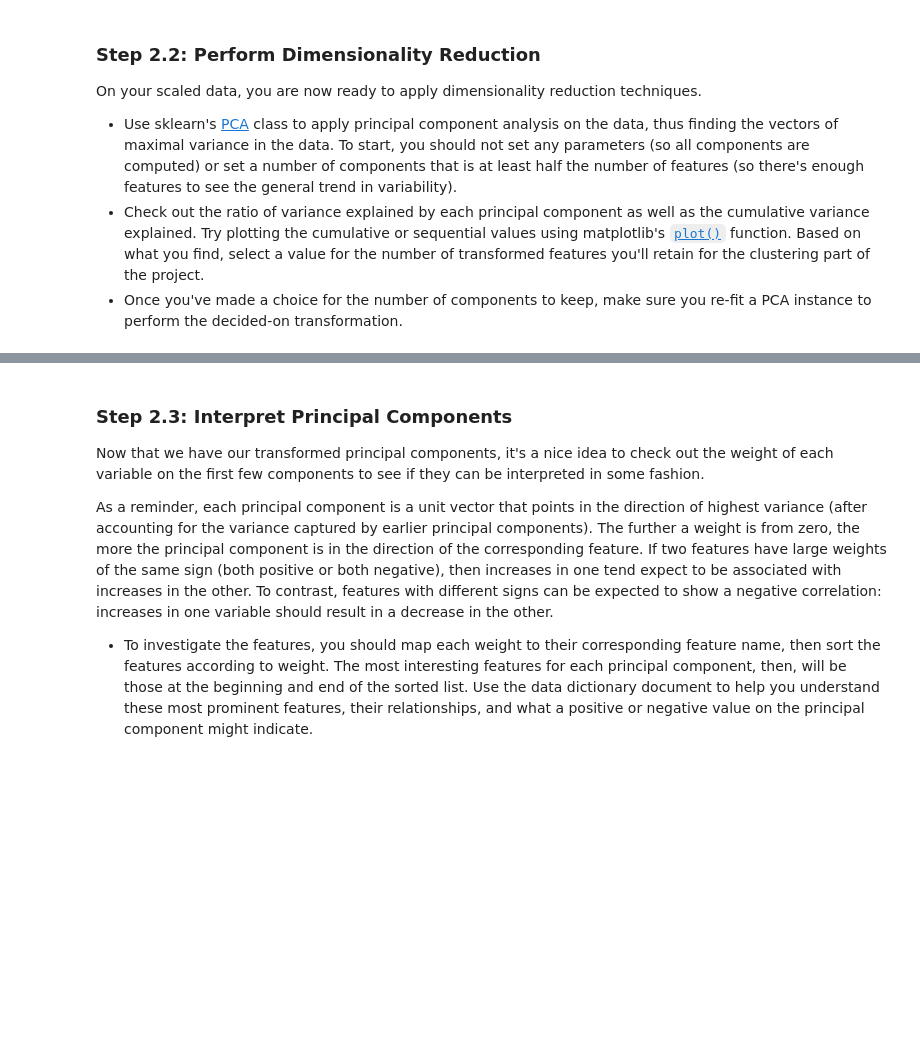
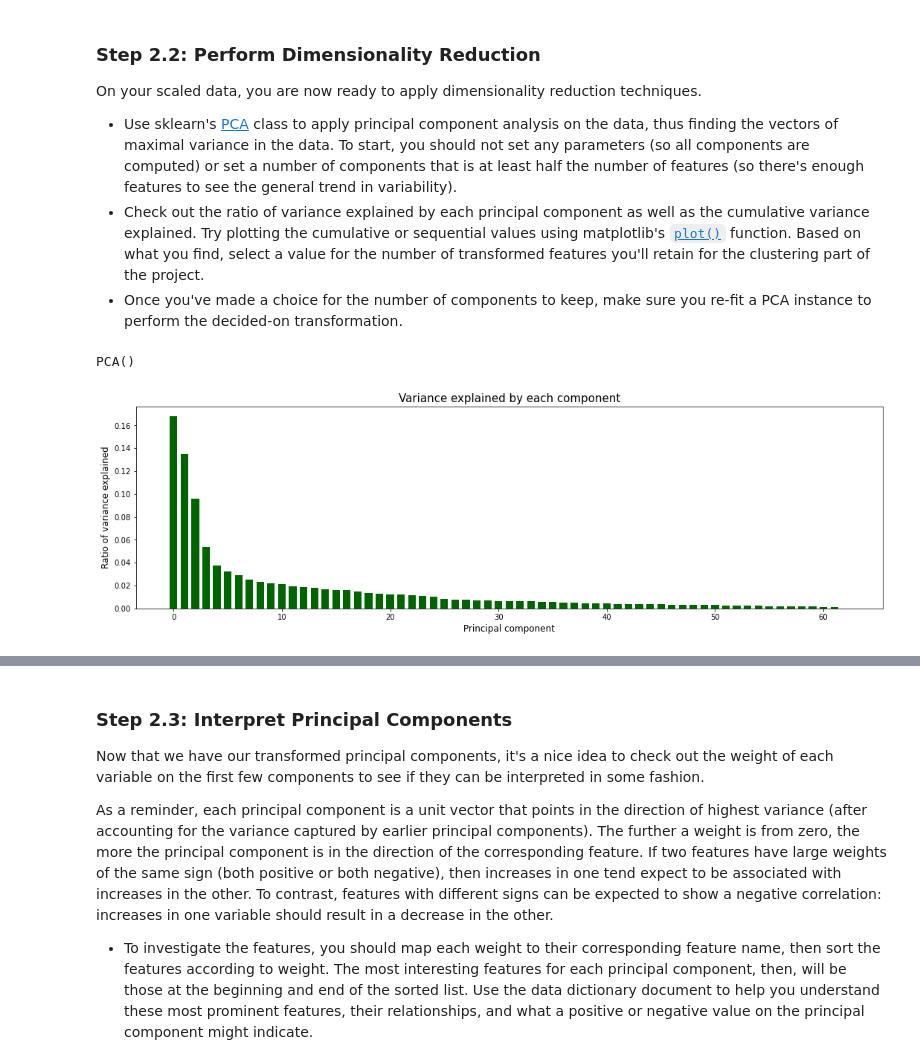
Before and after one commit to SiddharthSabat/Machine_Learning_Projects, a Jupyter notebook: Identify_Customer_Segments/Identify_Customer_Segments.ipynb, the cells around one changed output, grey strips where cells are left out. Drawn from its saved outputs; the diff is of its cells as text; code cells hidden in the pictures; blank space fills up the shorter version.

```diff
--- a/Identify_Customer_Segments/Identify_Customer_Segments.ipynb
+++ b/Identify_Customer_Segments/Identify_Customer_Segments.ipynb
@@ -617,3 +617,8 @@ On your scaled data, you are now ready to apply dimensionality reduction techniq
 - Once you've made a choice for the number of components to keep, make sure you re-fit a PCA instance to perform the decided-on transformation.
 # %%
 # Apply PCA to the data.
+
+model_pca = PCA()
+model_pca.fit(azdias_scaled_df)
+# %% [output]
+PCA()
@@ -621,0 +625,12 @@ On your scaled data, you are now ready to apply dimensionality reduction techniq
+# %%
+# Investigate the variance accounted for by each principal component.
+# ratio of variance explained by each principal component as well as the cumulative variance explained
+
+plt.figure(figsize = (18,5))
+plt.bar(range(len(model_pca.explained_variance_ratio_)), model_pca.explained_variance_ratio_, width =0.7, color = 'darkgreen')
+plt.title("Variance explained by each component", fontsize = 15)
+plt.xlabel("Principal component", fontsize = 12)
+plt.ylabel("Ratio of variance explained", fontsize = 12)
+plt.show()
+# %% [output]
+[figure, added]
```
Also changed, not shown: parts of 9 cells of this notebook.
